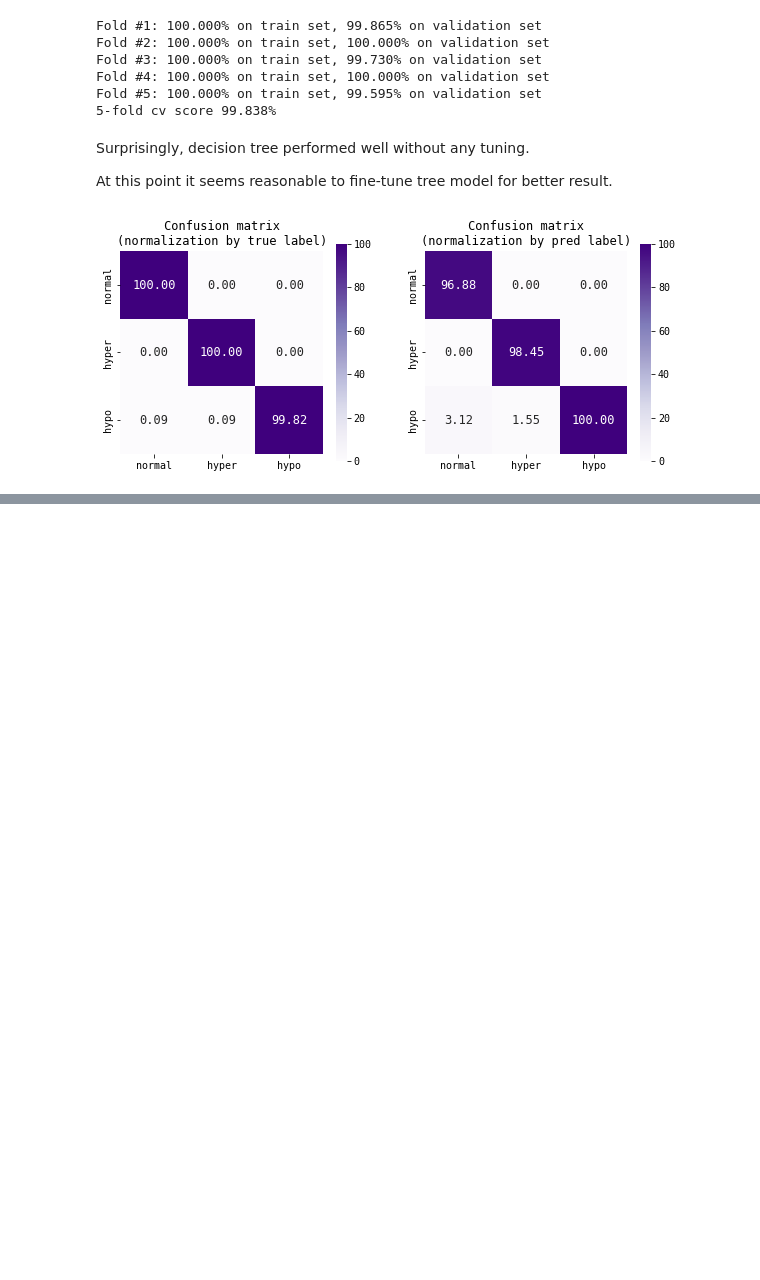
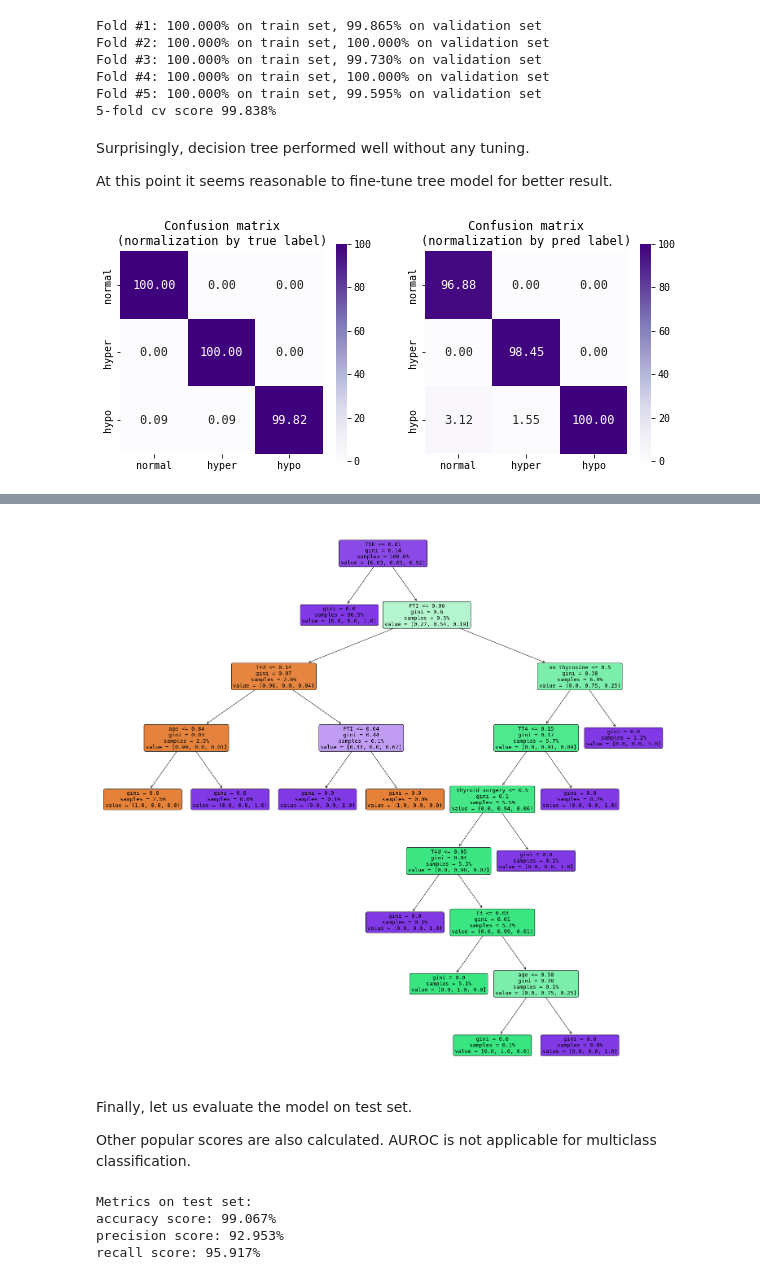
Before and after one commit to sinwall/221117_MLBasic, a Jupyter notebook: byungchang/thyroid_data_analysis_Alpha_to_Omega.ipynb, the cells around one changed output, grey strips where cells are left out. Cells and saved outputs as stored; diff of their text form; code cells hidden in the pictures; blank space fills up the shorter version.

```diff
--- a/byungchang/thyroid_data_analysis_Alpha_to_Omega.ipynb
+++ b/byungchang/thyroid_data_analysis_Alpha_to_Omega.ipynb
@@ -460,0 +461,18 @@ Ulalah! ...
+# %%
+from sklearn_genetic import GASearchCV, space
+
+param_grid = {
+    'max_depth': space.Integer(4, 10, random_state=42),
+    'min_samples_split': space.Continuous(1e-4, 1e-2, distribution='log-uniform', random_state=42),
+    'min_samples_leaf': space.Continuous(1e-4, 1e-2, distribution='log-uniform', random_state=42),
+}
+
+ga_cv = GASearchCV(
+    DecisionTreeClassifier(random_state=42),
+    cv=3,
+    param_grid=param_grid,
+    population_size=20,
+    generations=20,
+)
+
+ga_cv.fit(X_train, y_train)
@@ -460,0 +514,31 @@ Ulalah! ...
+# %%
+from sklearn.tree import plot_tree
+
+plt.figure(figsize=(25, 25))
+annots = plot_tree(
+    model,
+    feature_names=X_train.columns,
+    proportion=True,
+    filled=True,
+    rounded=True,
+    precision=2,
+)
+plt.show(); plt.close()
+# %% [output]
+[figure, added]
+# %% [markdown]
+Finally, let us evaluate the model on test set.
+
+Other popular scores are also calculated. AUROC is not applicable for multiclass classification.
+# %%
+from sklearn.metrics import precision_score, recall_score
+
+print('Metrics on test set:')
+print(f'accuracy score: {1e2*accuracy_score(y_test, model.predict(X_test)):.3f}%')
+print(f'precision score: {1e2*precision_score(y_test, model.predict(X_test), average="macro"):.3f}%')
+print(f'recall score: {1e2*recall_score(y_test, model.predict(X_test), average="macro"):.3f}%')
+# %% [output]
+Metrics on test set:
+accuracy score: 99.067%
+precision score: 92.953%
+recall score: 95.917%
```
Also changed, not shown: parts of 11 cells of this notebook.
